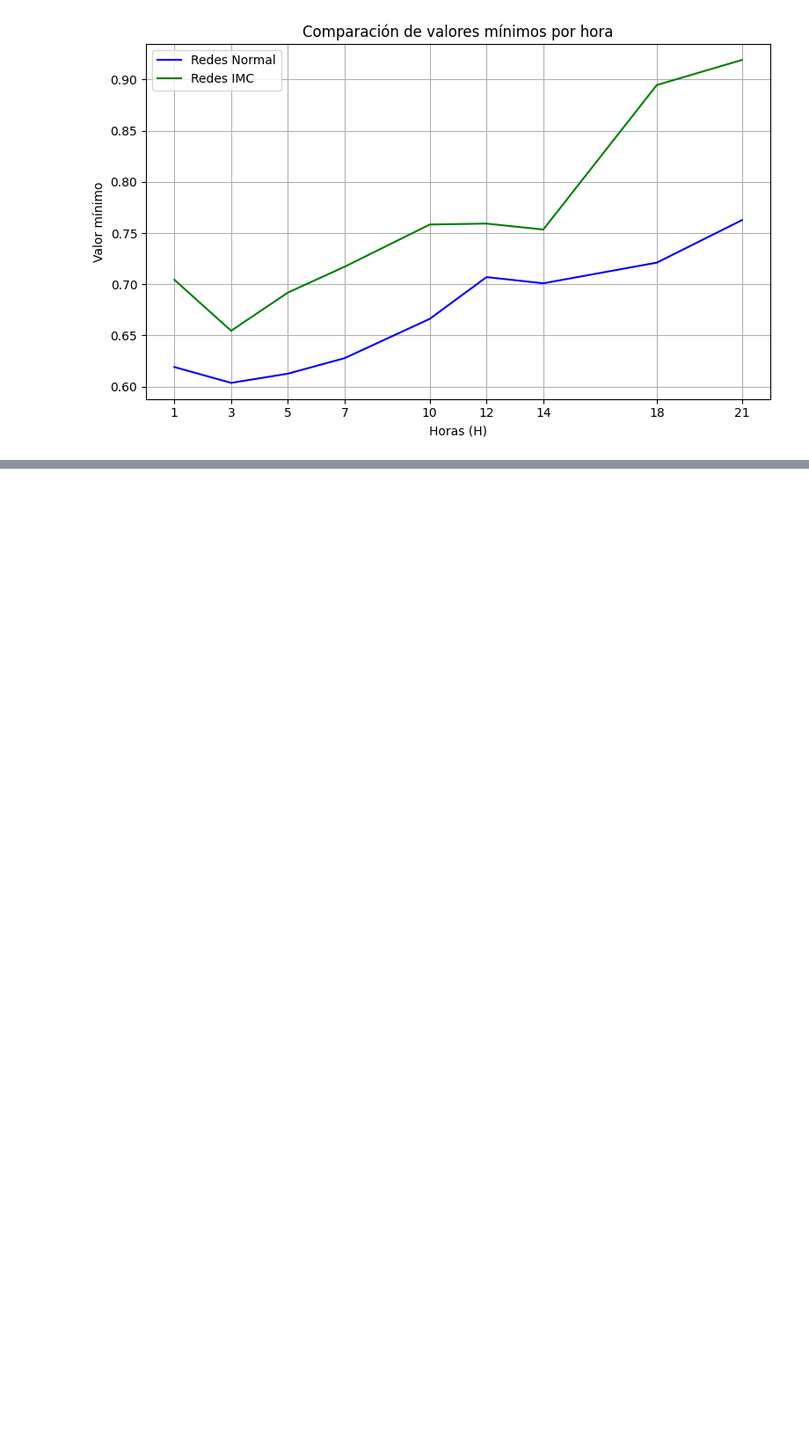
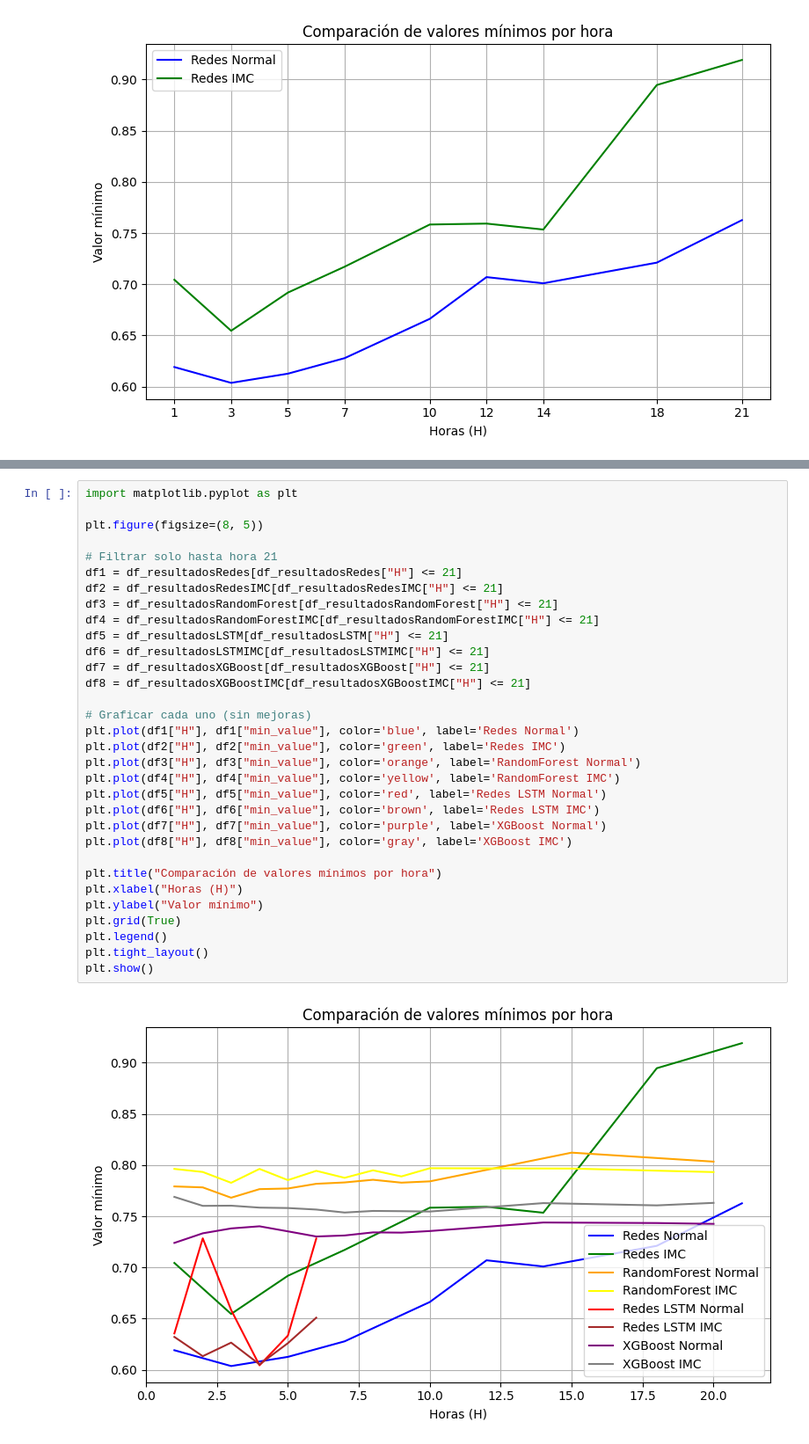
Before and after one commit to Raul-Gonzalez-M/TFG, a Jupyter notebook: codigo/ComparacionDeAlgoritmos/ComparacionSinIMC.ipynb, the cells around one changed output, grey strips where cells are left out. Shown at 88% size. Cells and saved outputs as stored; diff of their text form; blank space fills up the shorter version.

```diff
--- a/codigo/ComparacionDeAlgoritmos/ComparacionSinIMC.ipynb
+++ b/codigo/ComparacionDeAlgoritmos/ComparacionSinIMC.ipynb
@@ -129,0 +193,34 @@ plt.show()
+# %%
+import matplotlib.pyplot as plt
+
+plt.figure(figsize=(8, 5))
+
+# Filtrar solo hasta hora 21
+df1 = df_resultadosRedes[df_resultadosRedes["H"] <= 21]
+df2 = df_resultadosRedesIMC[df_resultadosRedesIMC["H"] <= 21]
+df3 = df_resultadosRandomForest[df_resultadosRandomForest["H"] <= 21]
+df4 = df_resultadosRandomForestIMC[df_resultadosRandomForestIMC["H"] <= 21]
+df5 = df_resultadosLSTM[df_resultadosLSTM["H"] <= 21]
+df6 = df_resultadosLSTMIMC[df_resultadosLSTMIMC["H"] <= 21]
+df7 = df_resultadosXGBoost[df_resultadosXGBoost["H"] <= 21]
+df8 = df_resultadosXGBoostIMC[df_resultadosXGBoostIMC["H"] <= 21]
+
+# Graficar cada uno (sin mejoras)
+plt.plot(df1["H"], df1["min_value"], color='blue', label='Redes Normal')
+plt.plot(df2["H"], df2["min_value"], color='green', label='Redes IMC')
+plt.plot(df3["H"], df3["min_value"], color='orange', label='RandomForest Normal')
+plt.plot(df4["H"], df4["min_value"], color='yellow', label='RandomForest IMC')
+plt.plot(df5["H"], df5["min_value"], color='red', label='Redes LSTM Normal')
+plt.plot(df6["H"], df6["min_value"], color='brown', label='Redes LSTM IMC')
+plt.plot(df7["H"], df7["min_value"], color='purple', label='XGBoost Normal')
+plt.plot(df8["H"], df8["min_value"], color='gray', label='XGBoost IMC')
+
+plt.title("Comparación de valores mínimos por hora")
+plt.xlabel("Horas (H)")
+plt.ylabel("Valor mínimo")
+plt.grid(True)
+plt.legend()
+plt.tight_layout()
+plt.show()
+# %% [output]
+[figure, added]
```
Also changed, not shown: parts of 11 cells of this notebook, 25 other files.
